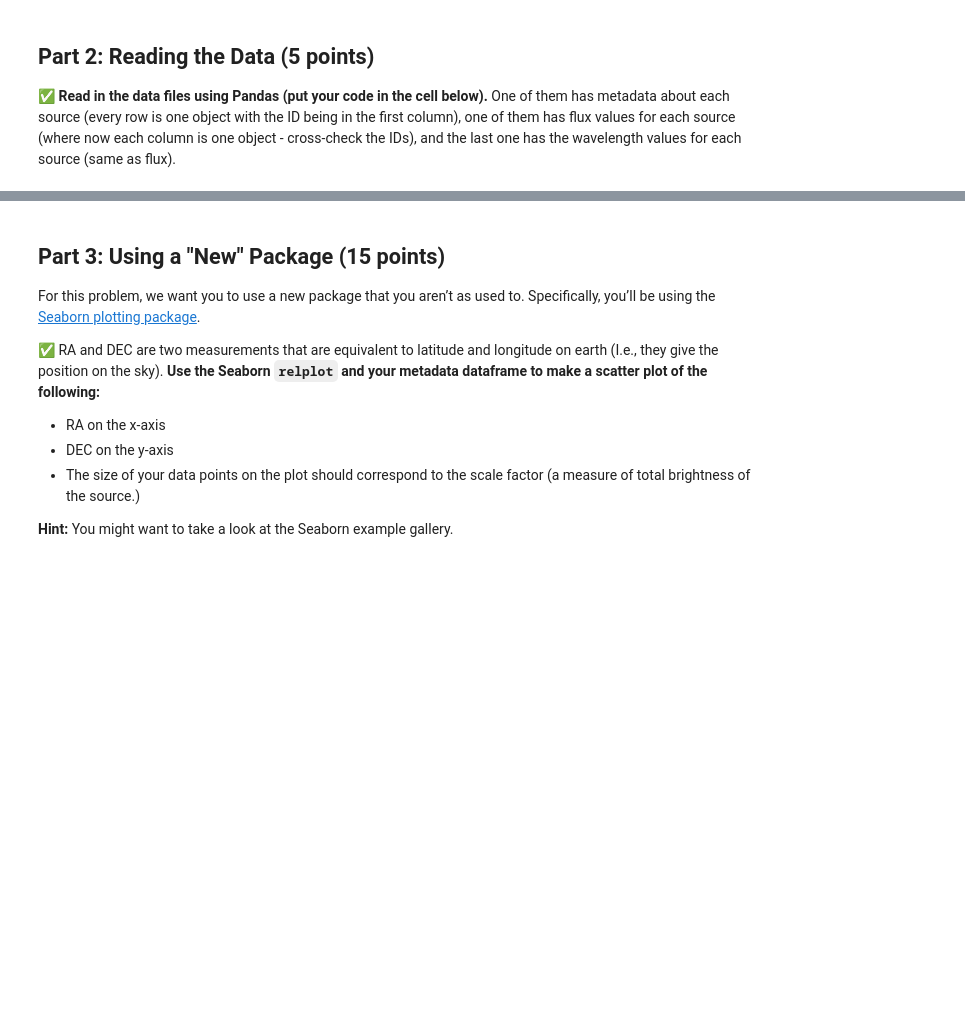
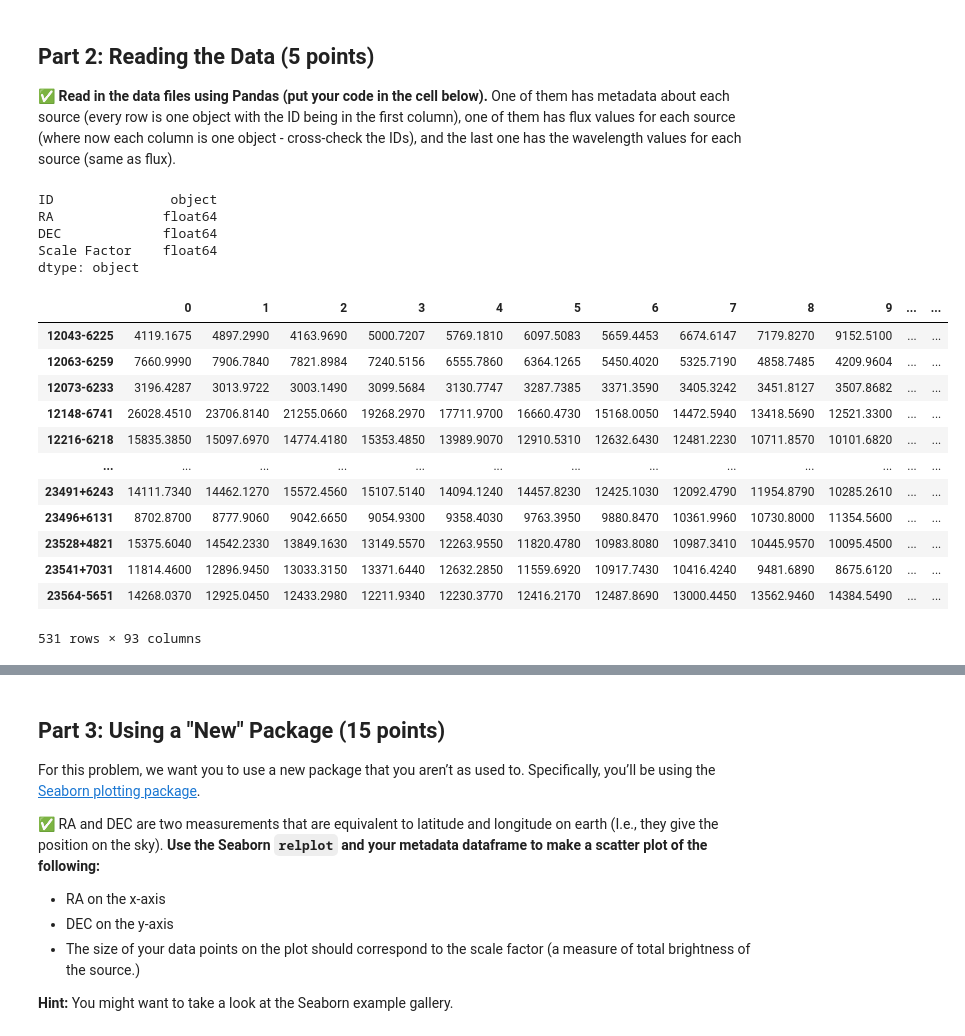
Before and after one commit to coope494/CMSE202-s23-turnin, a Jupyter notebook: midterm/CMSE202_Midterm_004_STUDENT.ipynb, the cells around one changed output, grey strips where cells are left out. Drawn from its saved outputs; the diff is of its cells as text; code cells hidden in the pictures; blank space fills up the shorter version.

```diff
--- a/midterm/CMSE202_Midterm_004_STUDENT.ipynb
+++ b/midterm/CMSE202_Midterm_004_STUDENT.ipynb
@@ -62,0 +93,24 @@ First, let’s get our data files.
+# %%
+metadata.dtypes
+# %% [output]
+ID               object
+RA              float64
+DEC             float64
+Scale Factor    float64
+dtype: object
+# %%
+flux_data
+# %% [output]
+|  | 0 | 1 | 2 | 3 | 4 | 5 | 6 | 7 | 8 | 9 | ... | ... |
+| 12043-6225 | 4119.1675 | 4897.2990 | 4163.9690 | 5000.7207 | 5769.1810 | 6097.5083 | 5659.4453 | 6674.6147 | 7179.8270 | 9152.5100 | ... | ... |
+| 12063-6259 | 7660.9990 | 7906.7840 | 7821.8984 | 7240.5156 | 6555.7860 | 6364.1265 | 5450.4020 | 5325.7190 | 4858.7485 | 4209.9604 | ... | ... |
+| 12073-6233 | 3196.4287 | 3013.9722 | 3003.1490 | 3099.5684 | 3130.7747 | 3287.7385 | 3371.3590 | 3405.3242 | 3451.8127 | 3507.8682 | ... | ... |
+| 12148-6741 | 26028.4510 | 23706.8140 | 21255.0660 | 19268.2970 | 17711.9700 | 16660.4730 | 15168.0050 | 14472.5940 | 13418.5690 | 12521.3300 | ... | ... |
+| 12216-6218 | 15835.3850 | 15097.6970 | 14774.4180 | 15353.4850 | 13989.9070 | 12910.5310 | 12632.6430 | 12481.2230 | 10711.8570 | 10101.6820 | ... | ... |
+| ... | ... | ... | ... | ... | ... | ... | ... | ... | ... | ... | ... | ... |
+| 23491+6243 | 14111.7340 | 14462.1270 | 15572.4560 | 15107.5140 | 14094.1240 | 14457.8230 | 12425.1030 | 12092.4790 | 11954.8790 | 10285.2610 | ... | ... |
+| 23496+6131 | 8702.8700 | 8777.9060 | 9042.6650 | 9054.9300 | 9358.4030 | 9763.3950 | 9880.8470 | 10361.9960 | 10730.8000 | 11354.5600 | ... | ... |
+| 23528+4821 | 15375.6040 | 14542.2330 | 13849.1630 | 13149.5570 | 12263.9550 | 11820.4780 | 10983.8080 | 10987.3410 | 10445.9570 | 10095.4500 | ... | ... |
+| 23541+7031 | 11814.4600 | 12896.9450 | 13033.3150 | 13371.6440 | 12632.2850 | 11559.6920 | 10917.7430 | 10416.4240 | 9481.6890 | 8675.6120 | ... | ... |
+| 23564-5651 | 14268.0370 | 12925.0450 | 12433.2980 | 12211.9340 | 12230.3770 | 12416.2170 | 12487.8690 | 13000.4450 | 13562.9460 | 14384.5490 | ... | ... |
+531 rows × 93 columns
```
Also changed, not shown: parts of 9 cells of this notebook.
